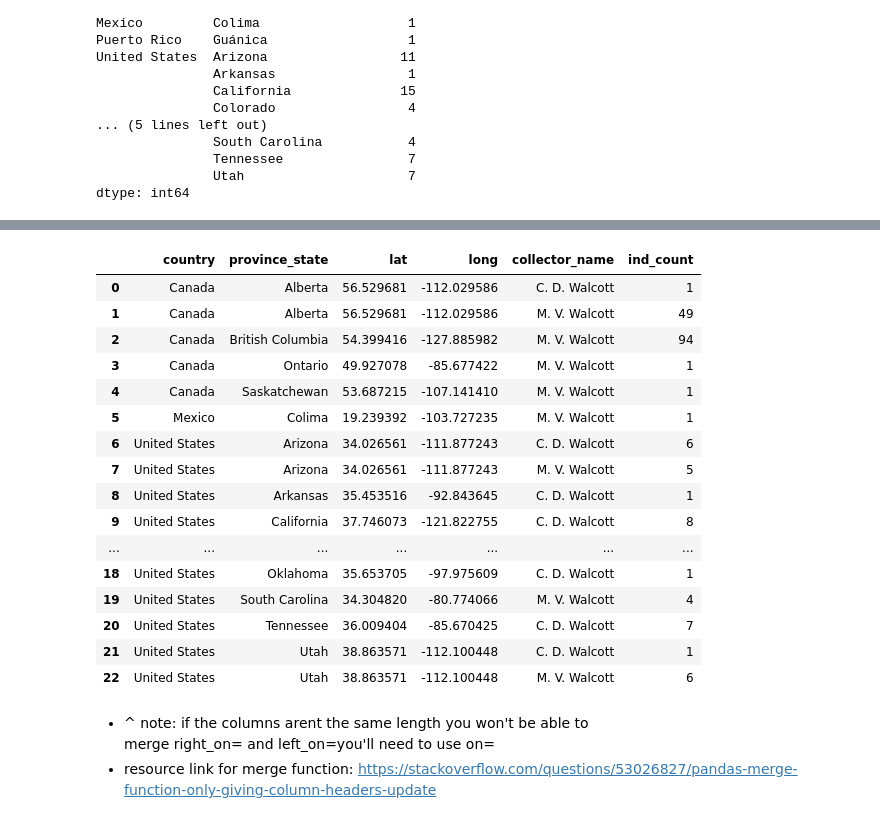
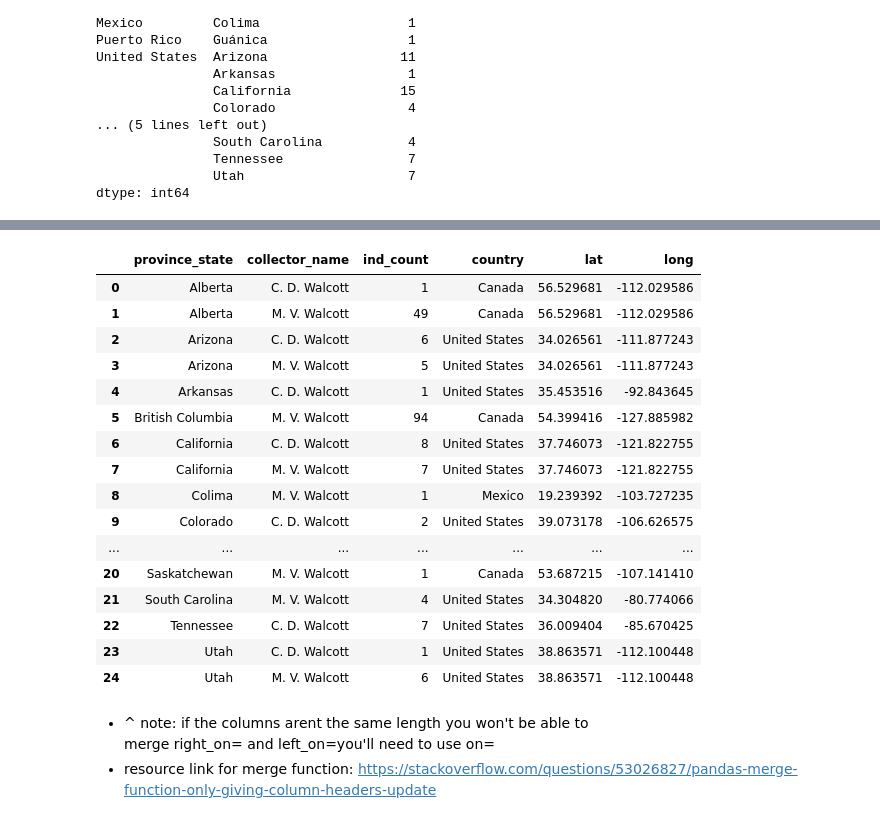
Before and after one commit to TianaCurry/AWHI-projects, a Jupyter notebook: AWHI Walcott scatter plot map .ipynb, the cells around one changed output, grey strips where cells are left out. Drawn from its saved outputs; the diff is of its cells as text; code cells hidden in the pictures.

```diff
--- a/AWHI Walcott scatter plot map .ipynb
+++ b/AWHI Walcott scatter plot map .ipynb
@@ -221,26 +263,26 @@ walcott_coordinates
 | 18 | United States | Utah | 38.863571 | -112.100448 |
 # %%
 #combinding walcott_coordinates dataframe with location_walcott dataframe
-combine_walcott_location = walcott_coordinates[['country','province_state','lat','long']].merge(location_walcott_df,on= 'province_state')
+combine_walcott_location = location_walcott_df[['province_state','collector_name','ind_count']].merge(walcott_coordinates, how = 'left', on = 'province_state')
 combine_walcott_location
 # %% [output]
-|  | country | province_state | lat | long | collector_name | ind_count |
-| 0 | Canada | Alberta | 56.529681 | -112.029586 | C. D. Walcott | 1 |
-| 1 | Canada | Alberta | 56.529681 | -112.029586 | M. V. Walcott | 49 |
-| 2 | Canada | British Columbia | 54.399416 | -127.885982 | M. V. Walcott | 94 |
-| 3 | Canada | Ontario | 49.927078 | -85.677422 | M. V. Walcott | 1 |
-| 4 | Canada | Saskatchewan | 53.687215 | -107.141410 | M. V. Walcott | 1 |
-| 5 | Mexico | Colima | 19.239392 | -103.727235 | M. V. Walcott | 1 |
-| 6 | United States | Arizona | 34.026561 | -111.877243 | C. D. Walcott | 6 |
-| 7 | United States | Arizona | 34.026561 | -111.877243 | M. V. Walcott | 5 |
-| 8 | United States | Arkansas | 35.453516 | -92.843645 | C. D. Walcott | 1 |
-| 9 | United States | California | 37.746073 | -121.822755 | C. D. Walcott | 8 |
+|  | province_state | collector_name | ind_count | country | lat | long |
+| 0 | Alberta | C. D. Walcott | 1 | Canada | 56.529681 | -112.029586 |
+| 1 | Alberta | M. V. Walcott | 49 | Canada | 56.529681 | -112.029586 |
+| 2 | Arizona | C. D. Walcott | 6 | United States | 34.026561 | -111.877243 |
+| 3 | Arizona | M. V. Walcott | 5 | United States | 34.026561 | -111.877243 |
+| 4 | Arkansas | C. D. Walcott | 1 | United States | 35.453516 | -92.843645 |
+| 5 | British Columbia | M. V. Walcott | 94 | Canada | 54.399416 | -127.885982 |
+| 6 | California | C. D. Walcott | 8 | United States | 37.746073 | -121.822755 |
+| 7 | California | M. V. Walcott | 7 | United States | 37.746073 | -121.822755 |
+| 8 | Colima | M. V. Walcott | 1 | Mexico | 19.239392 | -103.727235 |
+| 9 | Colorado | C. D. Walcott | 2 | United States | 39.073178 | -106.626575 |
 | ... | ... | ... | ... | ... | ... | ... |
-| 18 | United States | Oklahoma | 35.653705 | -97.975609 | C. D. Walcott | 1 |
-| 19 | United States | South Carolina | 34.304820 | -80.774066 | M. V. Walcott | 4 |
-| 20 | United States | Tennessee | 36.009404 | -85.670425 | C. D. Walcott | 7 |
-| 21 | United States | Utah | 38.863571 | -112.100448 | C. D. Walcott | 1 |
-| 22 | United States | Utah | 38.863571 | -112.100448 | M. V. Walcott | 6 |
+| 20 | Saskatchewan | M. V. Walcott | 1 | Canada | 53.687215 | -107.141410 |
+| 21 | South Carolina | M. V. Walcott | 4 | United States | 34.304820 | -80.774066 |
+| 22 | Tennessee | C. D. Walcott | 7 | United States | 36.009404 | -85.670425 |
+| 23 | Utah | C. D. Walcott | 1 | United States | 38.863571 | -112.100448 |
+| 24 | Utah | M. V. Walcott | 6 | United States | 38.863571 | -112.100448 |
 # %% [markdown]
 - ^ note: if the columns arent the same length you won't be able to<br>merge right_on= and left_on=you'll need to use on=
 - resource link for merge function: https://stackoverflow.com/questions/53026827/pandas-merge-function-only-giving-column-headers-update
```
Also changed, not shown: parts of 17 cells of this notebook, 3 other files.
